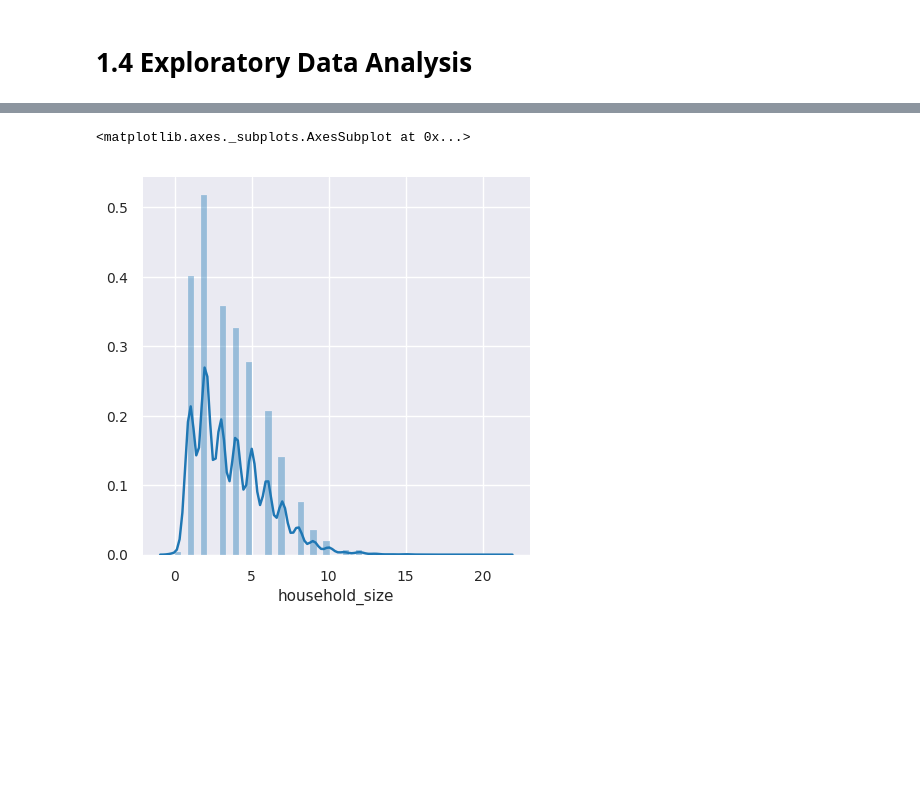
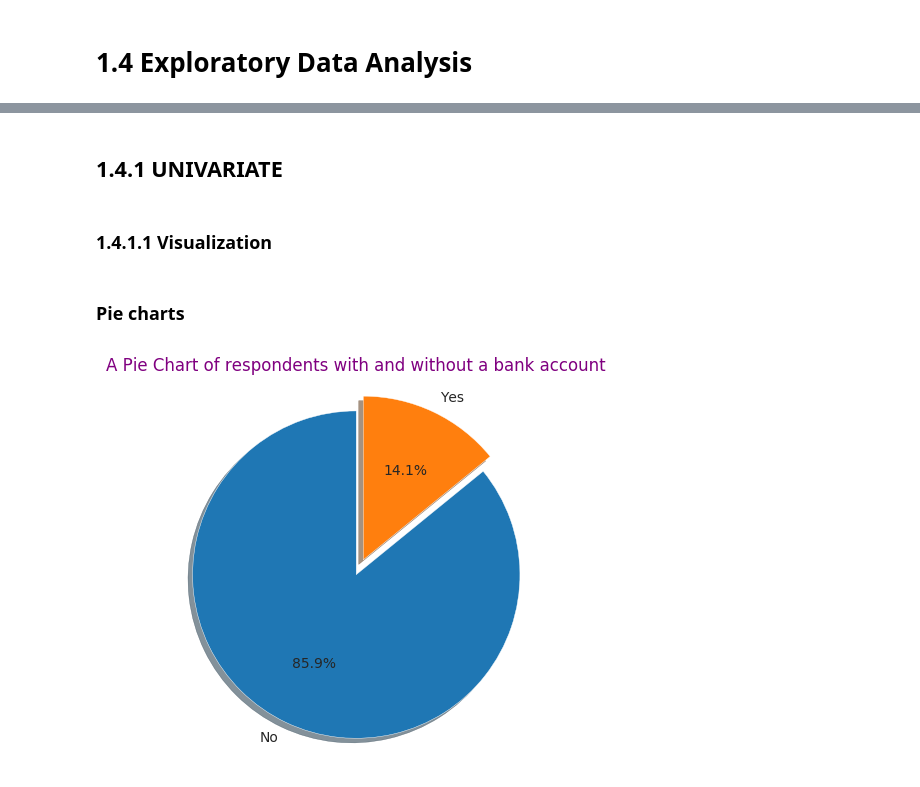
Before and after one commit to JOSEPHINEGEND/Predicting-Individuals-who-are-most-likely-to-have-or-use-a-bank-account-using-Python, a Jupyter notebook: Moringa_Data_Science_Core_W1_Independent_Project_2019_08_Josephine_Wanjiku_Python_Notebook.ipynb, the cells around one changed output, grey strips where cells are left out. Drawn from its saved outputs; the diff is of its cells as text; code cells hidden in the pictures; blank space fills up the shorter version.

```diff
--- a/Moringa_Data_Science_Core_W1_Independent_Project_2019_08_Josephine_Wanjiku_Python_Notebook.ipynb
+++ b/Moringa_Data_Science_Core_W1_Independent_Project_2019_08_Josephine_Wanjiku_Python_Notebook.ipynb
@@ -268,9 +296,37 @@ sns.distplot(df['respondent_age'], kde = True)
-# %%
-# Histogram of respondent housesize
-
-plt.figure(figsize = (5,5), dpi = 100)
-
-sns.distplot(df['household_size'], kde = True)
-# %% [output]
-<matplotlib.axes._subplots.AxesSubplot at 0x...>
-[figure, removed]
+# %% [markdown]
+## 1.4.1 UNIVARIATE
+# %% [markdown]
+### 1.4.1.1 Visualization
+# %% [markdown]
+### Pie charts
+# %%
+# A pie chart of the respondents who had/ had no bank account
+
+# grouping the data to be plotted
+
+account = df.has_a_bank_account.value_counts()
+account
+
+# accessing the data to plot
+
+# labels
+sizes= account.index
+sizes
+
+# values
+data = account.values
+data
+
+# plotting the pie chart
+
+plt.figure(figsize = (5,5), dpi = 100)
+plt.pie(data, labels = sizes, autopct = '%1.1f%%', shadow = True, explode = (0.1,0), startangle = 90)
+plt.axis('equal')
+plt.title('A Pie Chart of respondents with and without a bank account', color = 'purple')
+plt.show()
+
+
+# the pie chart shows only a few respondents (14.1%) had a bank account
+# the majority (85.9%) did not have a bank account
+# %% [output]
+[figure, added]
```
Also changed, not shown: parts of 99 cells of this notebook.
